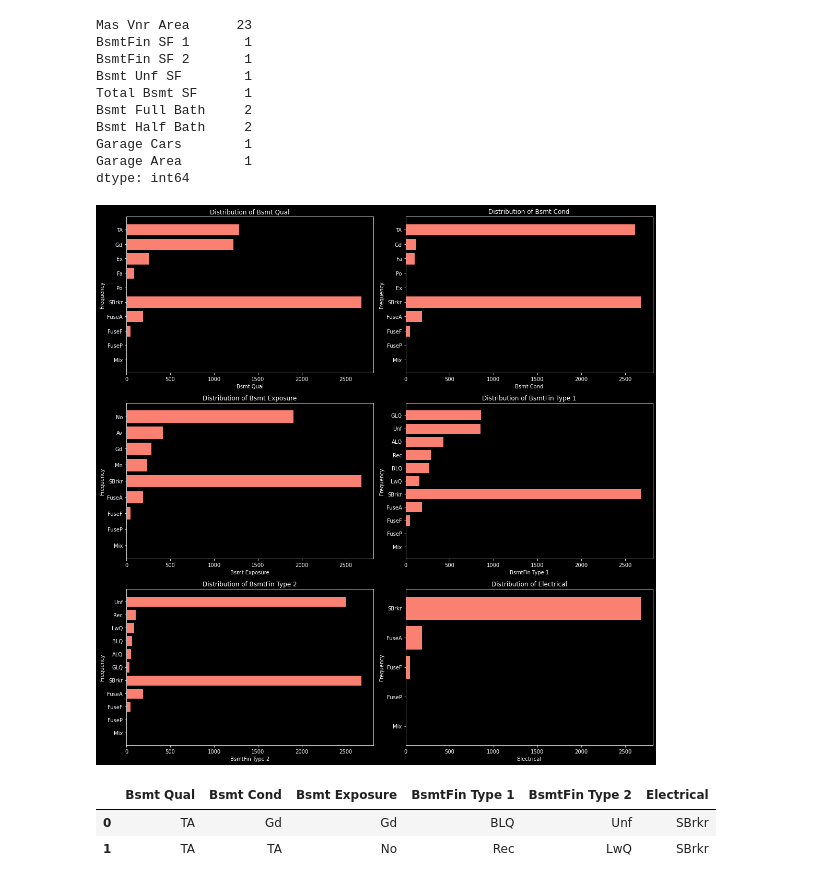
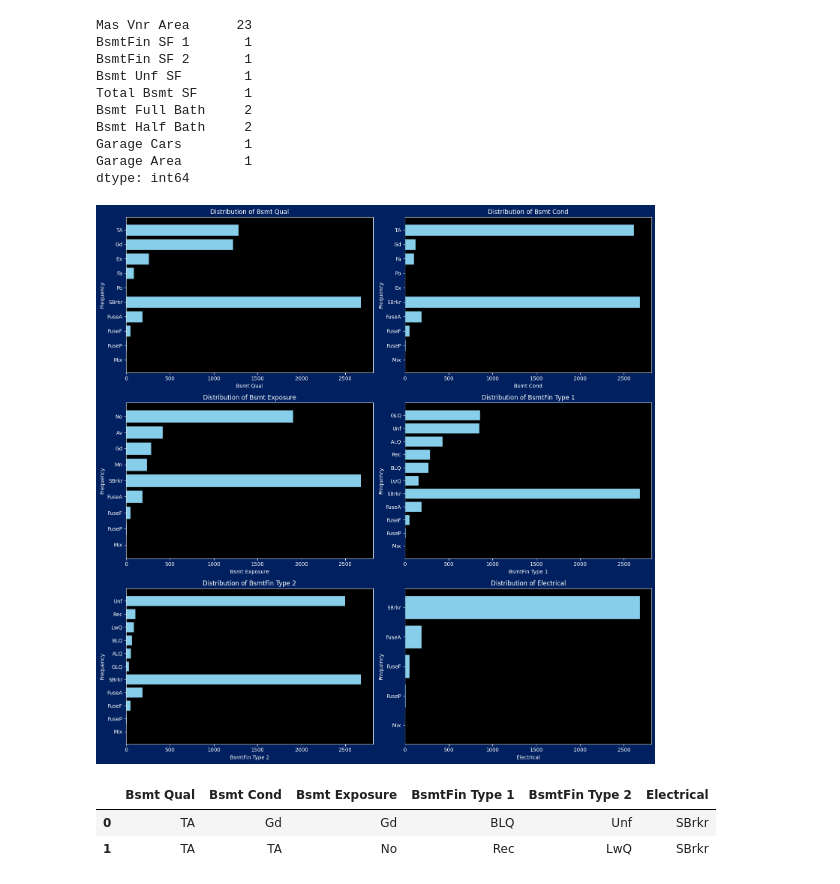
Before and after one commit to princekain/Machine_Learning, a Jupyter notebook: Exploratory DS/EDA.ipynb, the cells around one changed output. Cells and saved outputs as stored; diff of their text form; code cells hidden in the pictures.

```diff
--- a/Exploratory DS/EDA.ipynb
+++ b/Exploratory DS/EDA.ipynb
@@ -190,7 +192,7 @@ cols = df_numeric.columns
 n_cols = 3
 n_rows = (len(cols) - 1) // n_cols + 1
 
-fig, axes = plt.subplots(n_rows, n_cols, figsize=(15, n_rows * 4))
+fig, axes = plt.subplots(n_rows, n_cols, figsize=(15, n_rows * 4), facecolor='#002060')
 axes = axes.flatten() # Flatten to iterate easily
 
 for i, col in enumerate(cols):
@@ -283,7 +285,7 @@ cols = df_categorical.columns
 n_cols = 2
 n_rows = (len(cols) - 1) // n_cols + 1
 
-fig, axes = plt.subplots(n_rows, n_cols, figsize=(15, n_rows * 5))
+fig, axes = plt.subplots(n_rows, n_cols, figsize=(15, n_rows * 5),facecolor='#002060')
 axes = axes.flatten()
 
 for i, col in enumerate(cols):
@@ -291,39 +293,39 @@ for i, col in enumerate(cols):
     counts = df_categorical[col].value_counts()
 
     # Use barh (horizontal) for better label readability
-    axes[i].barh(counts.index.astype(str), counts.values, color='salmon', edgecolor='black')
+    axes[i].barh(counts.index.astype(str), counts.values, color='skyblue', edgecolor='black')
     axes[i].set_title(f'Count of {col}')
     axes[i].invert_yaxis()  # Put the highest count at the top
 
 # Hide unused subplots
 for j in range(i + 1, len(axes)):
     axes[j].axis('off')
 
 import matplotlib.pyplot as plt
 
 # ... (setup your subplots as before) ...
 
 for i, col in enumerate(cols):
     data = df_categorical[col].dropna()
-    axes[i].barh(counts.index.astype(str), counts.values, color='salmon', edgecolor='black')
+    axes[i].barh(counts.index.astype(str), counts.values, color='skyblue', edgecolor='black')
 
     # Set Title and Axis Labels to White
     axes[i].set_title(f'Distribution of {col}', color='white')
     axes[i].set_xlabel(col, color='white')
     axes[i].set_ylabel('Frequency', color='white')
 
     # Set the numbers on the axes (ticks) to White
     axes[i].tick_params(axis='x', colors='white')
     axes[i].tick_params(axis='y', colors='white')
 
     # Optional: Change the spine (border) color to white
     for spine in axes[i].spines.values():
         spine.set_edgecolor('white')
 
 plt.tight_layout()
 plt.show()
 # %% [output]
-[figure, old version]
+[figure, new version]
 # %%
 df_categorical.head(2)
 # %% [output]
```
Also changed, not shown: parts of 11 cells of this notebook, 23 other files.
